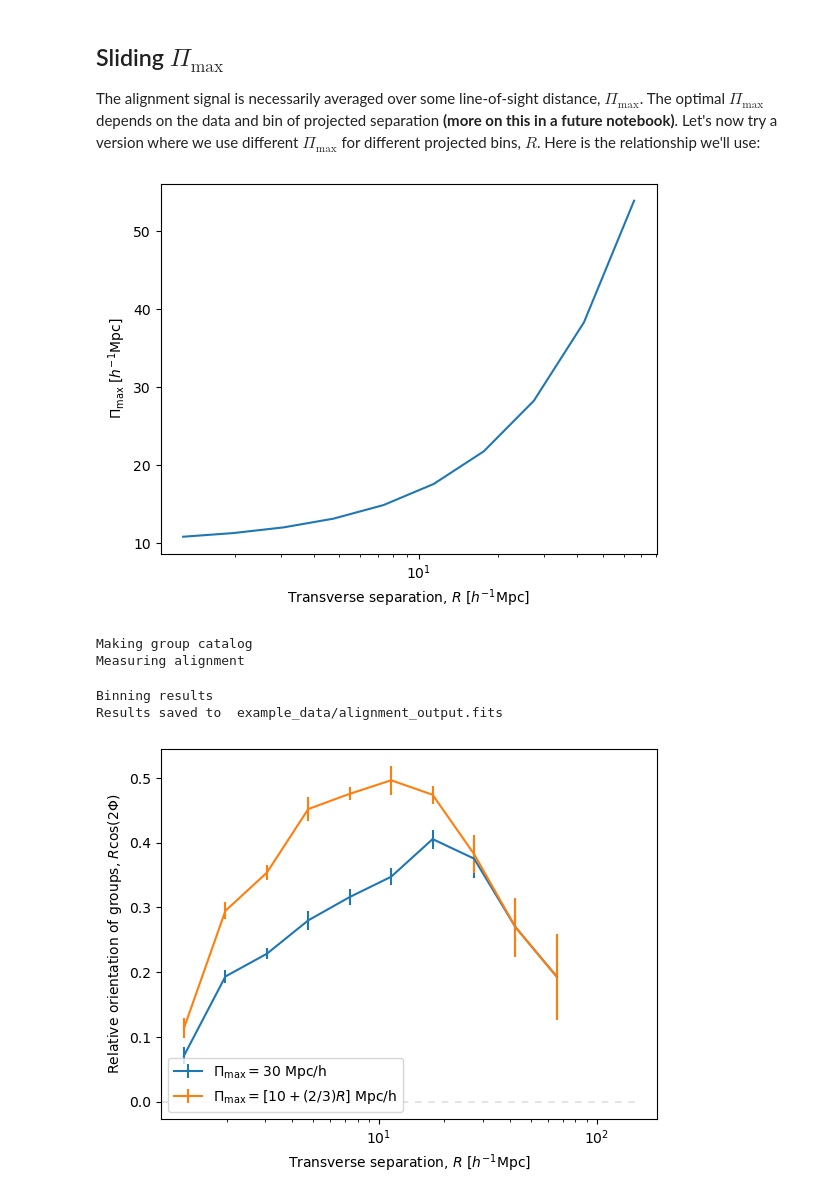
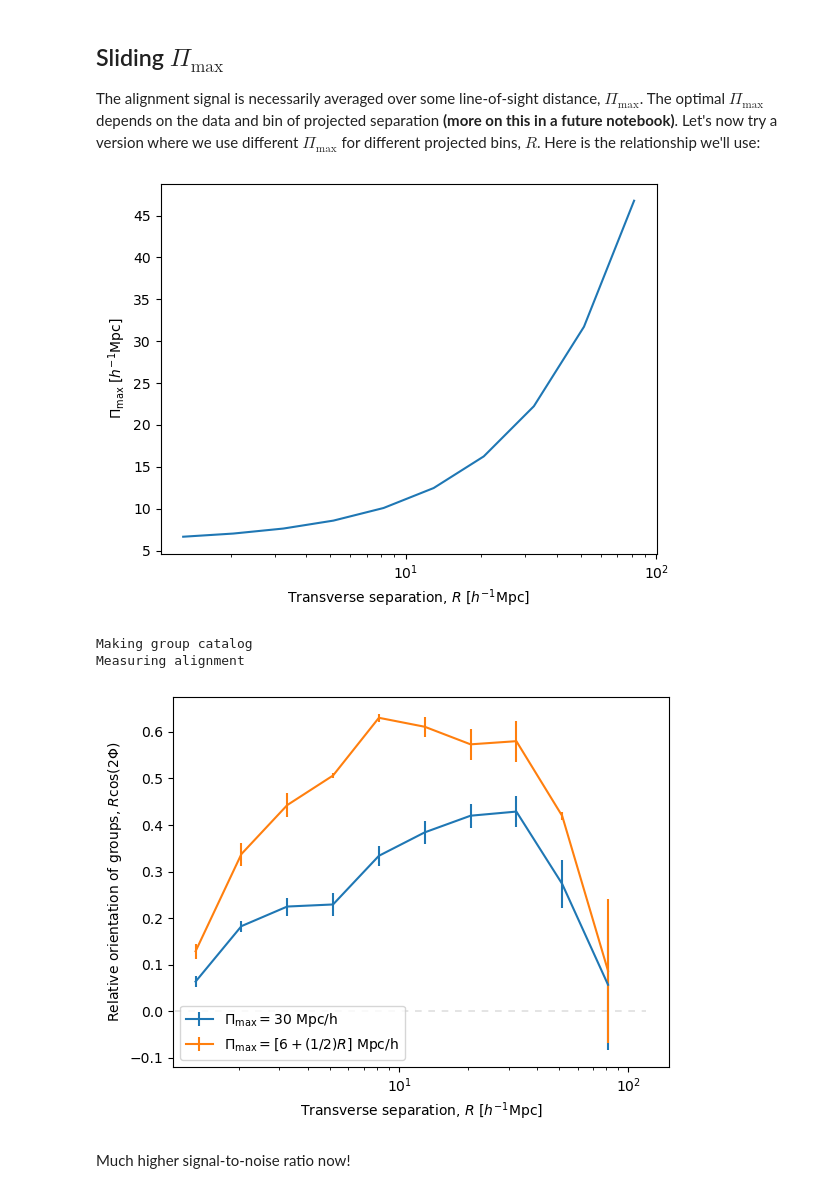
Before and after one commit to cmlamman/spec-IA, a Jupyter notebook: basic_group_alignment.ipynb, the cells around one changed output. Saved outputs shown, nothing was run; the diff lists cells and outputs as text; code cells hidden in the pictures.

Commit message:
made binning happen earlier, allowing for running on denser samples

```diff
--- a/basic_group_alignment.ipynb
+++ b/basic_group_alignment.ipynb
@@ -86,32 +110,36 @@ plt.legend();
 # %% [markdown]
 ## Sliding $\Pi_{\text{max}}$
 The alignment signal is necessarily averaged over some line-of-sight distance, $\Pi_{\text{max}}$. The optimal $\Pi_{\text{max}}$ depends on the data and bin of projected separation **(more on this in a future notebook)**. Let's now try a version where we use different $\Pi_{\text{max}}$ for different projected bins, $R$. Here is the relationship we'll use:
+# %%
+def sliding_pimax(R):
+    return np.asarray(6 + (1/2)* R)
 # %%
-plt.plot(bin_centers, sliding_pimax(bin_centers))
+pimax_values = sliding_pimax(bin_centers)
+plt.plot(bin_centers, pimax_values)
 plt.xlabel(r'Transverse separation, $R$ [$h^{-1}$Mpc]')
 plt.ylabel(r'$\Pi_{\rm max}$ [$h^{-1}$Mpc]');
 plt.xscale('log');
 # %% [output]
-[figure, old version]
+[figure, new version]
 # %%
 # finding and measuring the alignment of groups in the example catalog. This may take about a minute.
-alignment_result_slidingPimax = get_group_alignment(galaxy_catalog, print_progress=True,
-                                       n_sky_regions=10, max_proj_sep=80, max_neighbors=1000, n_Rbins=10, save_path='example_data/alignment_output.fits', use_sliding_pimax=True)
+alignment_result_slidingPimax = get_group_alignment(galaxy_catalog, R_bins=np.logspace(0, np.log10(80), 11), pimax=pimax_values, print_progress=True, pair_max_los=12,
+                        n_sky_regions=9)
 # %% [output]
 Making group catalog
 Measuring alignment
-Binning results
-Results saved to  example_data/alignment_output.fits
 # %%
 plt.errorbar(bin_centers, bin_centers * alignment_result['relAng_plot'], yerr=bin_centers*alignment_result['relAng_plot_e'], label=r'$\Pi_{\rm max} = 30$ Mpc/h')
-plt.errorbar(bin_centers, bin_centers * alignment_result_slidingPimax['relAng_plot'], yerr=bin_centers*alignment_result_slidingPimax['relAng_plot_e'], label=r'$\Pi_{\rm max} = [10 + (2/3)R]$ Mpc/h')
+plt.errorbar(bin_centers, bin_centers * alignment_result_slidingPimax['relAng_plot'], yerr=bin_centers*alignment_result_slidingPimax['relAng_plot_e'], label=r'$\Pi_{\rm max} = [6 + (1/2)R]$ Mpc/h')
 
 
 plt.xlabel(r'Transverse separation, $R$ [$h^{-1}$Mpc]')
 plt.ylabel(r'Relative orientation of groups, $R$cos(2$\Phi$)')
 plt.xscale('log')
 # add dotted line at 0
-plt.plot([0,150], [0,0], color='grey', linewidth=.3, zorder=0, dashes=(16,16))
+plt.plot([0,120], [0,0], color='grey', linewidth=.3, zorder=0, dashes=(16,16))
 plt.legend();
 # %% [output]
-[figure, old version]
+[figure, new version]
+# %% [markdown]
+Much higher signal-to-noise ratio now!
```
Also changed, not shown: parts of 5 cells of this notebook, 5 other files.
